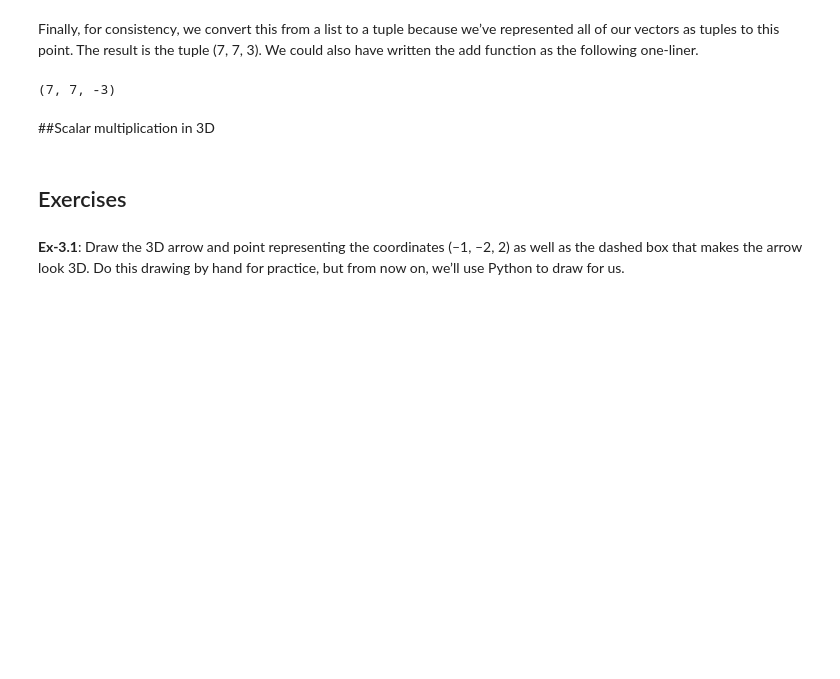
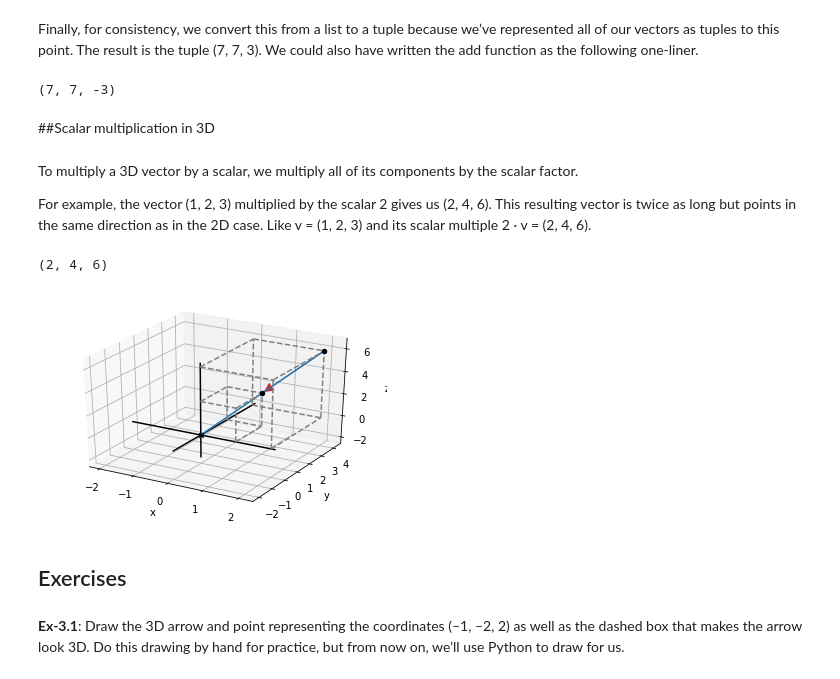
Before and after one commit to rahiakela/math-for-programmers, a Jupyter notebook: 3-ascending-to-3d-world/2_vector_arithmetic_in_3d.ipynb, the cells around one changed output. Drawn from its saved outputs; the diff is of its cells as text; code cells hidden in the pictures; blank space fills up the shorter version.

```diff
--- a/3-ascending-to-3d-world/2_vector_arithmetic_in_3d.ipynb
+++ b/3-ascending-to-3d-world/2_vector_arithmetic_in_3d.ipynb
@@ -105,5 +107,25 @@ draw3d(
 # %% [markdown]
 ##Scalar multiplication in 3D
+# %% [markdown]
+To multiply a 3D vector by a scalar, we multiply all of its components by the scalar factor.
+
+For example, the vector (1, 2, 3) multiplied by the scalar 2 gives us (2, 4, 6). This resulting vector is twice as long but points in the same direction as in the 2D case. Like v = (1, 2, 3) and its scalar multiple 2 · v = (2, 4, 6).
+# %%
+v1 = [1, 2, 3]
+v2 = scale(2, v1)
+v2
+# %% [output]
+(2, 4, 6)
+# %%
+draw3d(
+    Points3D((1, 2, 3), (2, 4, 6)),
+    Arrow3D((1, 2, 3), (2, 4, 6)),
+    Segment3D((0, 0, 0), (2, 4, 6)),
+    Box3D(1, 2, 3),
+    Box3D(2, 4, 6)
+    )
+# %% [output]
+[figure, added]
 # %% [markdown]
 ## Exercises
 # %% [markdown]
```
Also changed, not shown: parts of 5 cells of this notebook.
